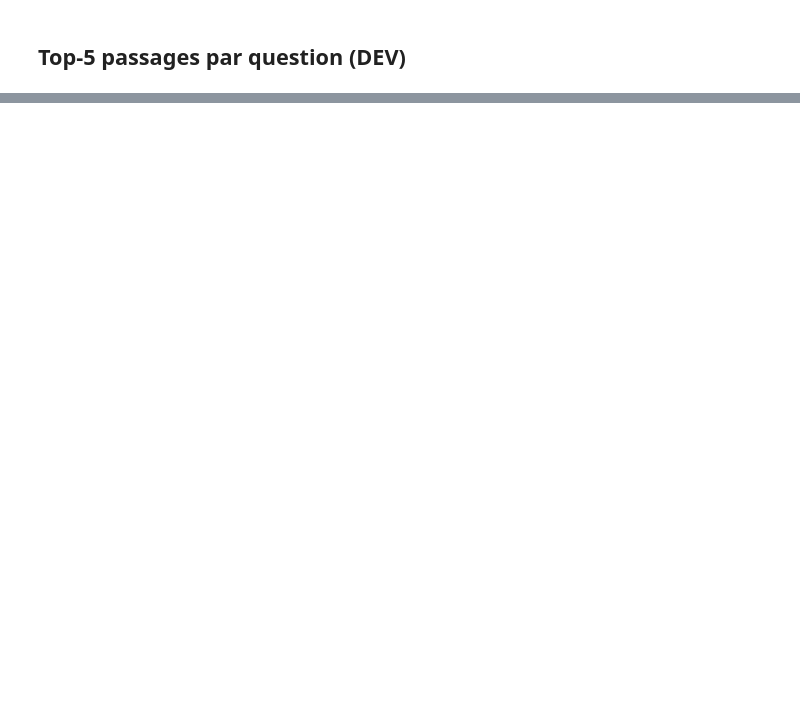
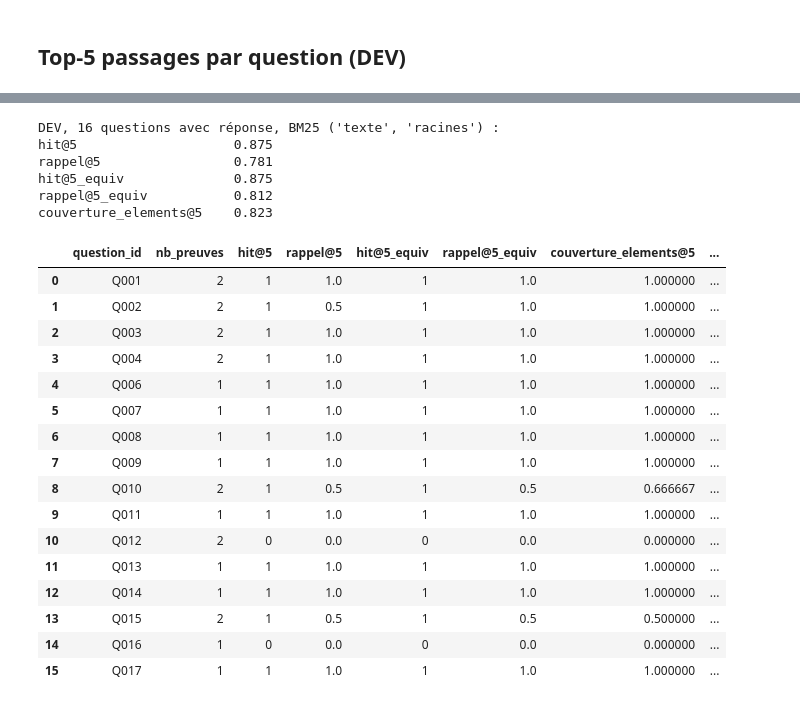
Before and after one commit to yam89421/NLP-SANTE-BC5CDR, a Jupyter notebook: notebooks/4.1_recherche_lexicale_q0.ipynb, the cells around one changed output, grey strips where cells are left out. Cells and saved outputs as stored; diff of their text form; code cells hidden in the pictures; blank space fills up the shorter version.

```diff
--- a/notebooks/4.1_recherche_lexicale_q0.ipynb
+++ b/notebooks/4.1_recherche_lexicale_q0.ipynb
@@ -12,0 +101,7 @@ Si le contexte dépasse la capacité du LLM, fixer une sélection reproductible
+# %%
+ordre = comparaison.assign(simplicite=comparaison["prétraitement"].map({"aucun": 0, "mots vides": 1, "racines": 1, "mots vides + racines": 2})
+                           + (comparaison["texte indexé"] != "texte"))
+meilleure = ordre.sort_values([f"rappel@{K}", f"couverture_elements@{K}", f"hit@{K}", "simplicite"],
+                              ascending=[False, False, False, True]).iloc[0]
+VARIANTE = (meilleure["texte indexé"], meilleure["prétraitement"])
+print("Configuration retenue :", VARIANTE)
@@ -18,0 +134,11 @@ Si le contexte dépasse la capacité du LLM, fixer une sélection reproductible
+# %%
+debut = time.perf_counter()
+classements = {}
+for q in dev:
+    t0 = time.perf_counter()
+    classements[q["question_id"]] = (classer(q["question"], VARIANTE), time.perf_counter() - t0)
+print(f"Recherche : {time.perf_counter() - debut:.2f} s pour {len(dev)} questions")
+
+pd.DataFrame([{"question_id": qid, "avec_reponse": next(q["answerable"] for q in dev if q["question_id"] == qid),
+               **{f"rang {c['rang']}": f"{c['passage_id']} ({c['score']:.1f})" for c in top}}
+              for qid, (top, _) in classements.items()])
@@ -18,0 +170,34 @@ Si le contexte dépasse la capacité du LLM, fixer une sélection reproductible
+# %%
+detail = evaluer(VARIANTE).drop(columns=["rappel@10"])
+detail.insert(1, "question", detail.question_id.map({q["question_id"]: q["question"] for q in dev}))
+detail.insert(2, "nb_preuves", detail.question_id.map({q["question_id"]: len(q["evidence_ids"]) for q in dev}))
+detail.to_csv(RES / "recherche_dev.csv", index=False)
+
+resume = detail.drop(columns=["question_id", "question", "nb_preuves", "rang_premiere_preuve"]).mean().round(3)
+print(f"DEV, {len(detail)} questions avec réponse, BM25 {VARIANTE} :")
+print(resume.to_string())
+detail.drop(columns=["question"])
+# %% [output]
+DEV, 16 questions avec réponse, BM25 ('texte', 'racines') :
+hit@5                    0.875
+rappel@5                 0.781
+hit@5_equiv              0.875
+rappel@5_equiv           0.812
+couverture_elements@5    0.823
+|  | question_id | nb_preuves | hit@5 | rappel@5 | hit@5_equiv | rappel@5_equiv | couverture_elements@5 | ... |
+| 0 | Q001 | 2 | 1 | 1.0 | 1 | 1.0 | 1.000000 | ... |
+| 1 | Q002 | 2 | 1 | 0.5 | 1 | 1.0 | 1.000000 | ... |
+| 2 | Q003 | 2 | 1 | 1.0 | 1 | 1.0 | 1.000000 | ... |
+| 3 | Q004 | 2 | 1 | 1.0 | 1 | 1.0 | 1.000000 | ... |
+| 4 | Q006 | 1 | 1 | 1.0 | 1 | 1.0 | 1.000000 | ... |
+| 5 | Q007 | 1 | 1 | 1.0 | 1 | 1.0 | 1.000000 | ... |
+| 6 | Q008 | 1 | 1 | 1.0 | 1 | 1.0 | 1.000000 | ... |
+| 7 | Q009 | 1 | 1 | 1.0 | 1 | 1.0 | 1.000000 | ... |
+| 8 | Q010 | 2 | 1 | 0.5 | 1 | 0.5 | 0.666667 | ... |
+| 9 | Q011 | 1 | 1 | 1.0 | 1 | 1.0 | 1.000000 | ... |
+| 10 | Q012 | 2 | 0 | 0.0 | 0 | 0.0 | 0.000000 | ... |
+| 11 | Q013 | 1 | 1 | 1.0 | 1 | 1.0 | 1.000000 | ... |
+| 12 | Q014 | 1 | 1 | 1.0 | 1 | 1.0 | 1.000000 | ... |
+| 13 | Q015 | 2 | 1 | 0.5 | 1 | 0.5 | 0.500000 | ... |
+| 14 | Q016 | 1 | 0 | 0.0 | 0 | 0.0 | 0.000000 | ... |
+| 15 | Q017 | 1 | 1 | 1.0 | 1 | 1.0 | 1.000000 | ... |
```
Also changed, not shown: parts of 16 cells of this notebook, 51 other files.
